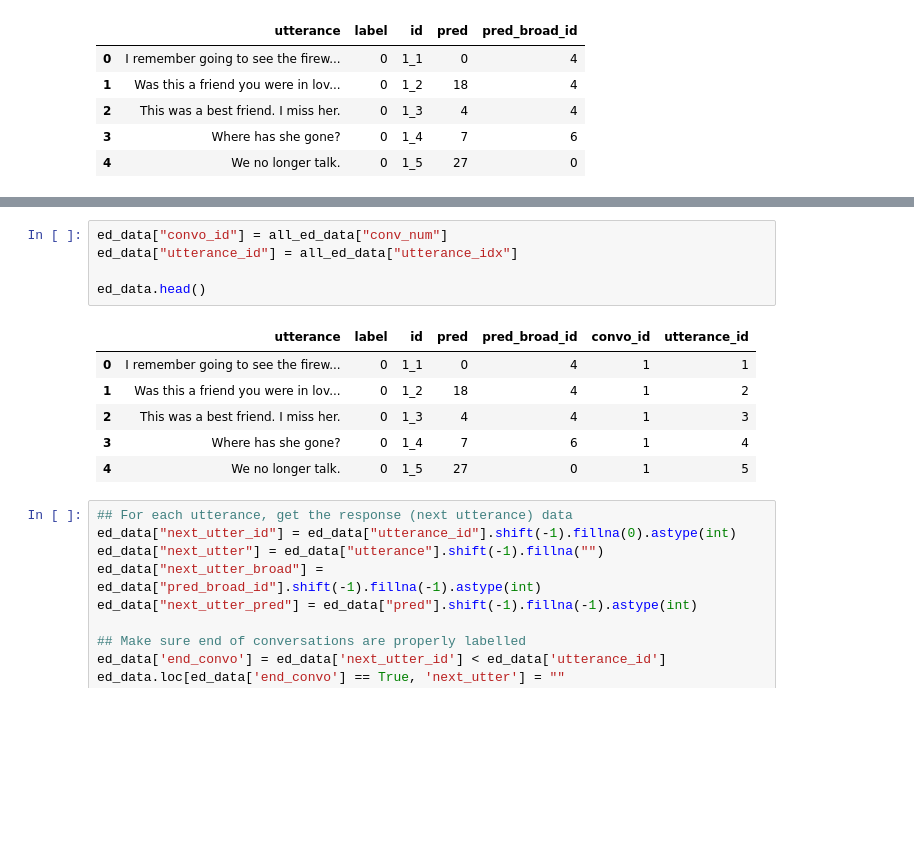
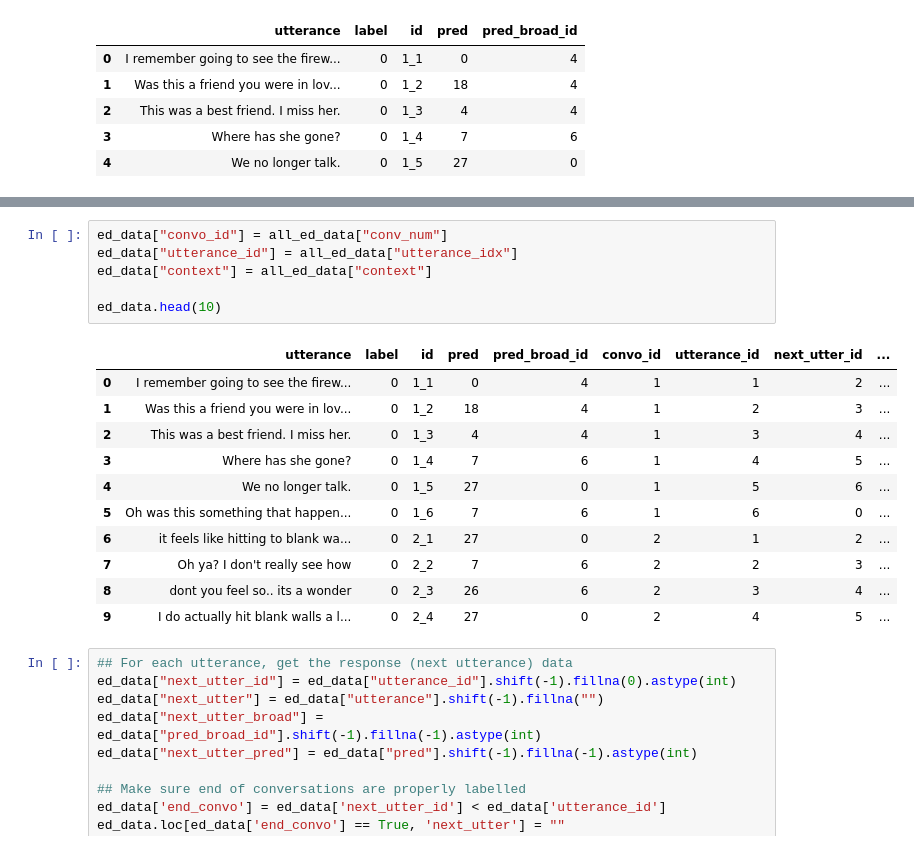
Before and after one commit to evelynyou/w266_project, a Jupyter notebook: exploration_emotion_pairing.ipynb, the cells around one changed output, grey strips where cells are left out. Cells and saved outputs as stored; diff of their text form; blank space fills up the shorter version.

```diff
--- a/exploration_emotion_pairing.ipynb
+++ b/exploration_emotion_pairing.ipynb
@@ -252,15 +264,21 @@ all_ed_data.head()
 # %%
 ed_data["convo_id"] = all_ed_data["conv_num"]
 ed_data["utterance_id"] = all_ed_data["utterance_idx"]
+ed_data["context"] = all_ed_data["context"]
 
-ed_data.head()
+ed_data.head(10)
 # %% [output]
-|  | utterance | label | id | pred | pred_broad_id | convo_id | utterance_id |
-| 0 | I remember going to see the firew... | 0 | 1_1 | 0 | 4 | 1 | 1 |
-| 1 | Was this a friend you were in lov... | 0 | 1_2 | 18 | 4 | 1 | 2 |
-| 2 | This was a best friend. I miss her. | 0 | 1_3 | 4 | 4 | 1 | 3 |
-| 3 | Where has she gone? | 0 | 1_4 | 7 | 6 | 1 | 4 |
-| 4 | We no longer talk. | 0 | 1_5 | 27 | 0 | 1 | 5 |
+|  | utterance | label | id | pred | pred_broad_id | convo_id | utterance_id | next_utter_id | ... |
+| 0 | I remember going to see the firew... | 0 | 1_1 | 0 | 4 | 1 | 1 | 2 | ... |
+| 1 | Was this a friend you were in lov... | 0 | 1_2 | 18 | 4 | 1 | 2 | 3 | ... |
+| 2 | This was a best friend. I miss her. | 0 | 1_3 | 4 | 4 | 1 | 3 | 4 | ... |
+| 3 | Where has she gone? | 0 | 1_4 | 7 | 6 | 1 | 4 | 5 | ... |
+| 4 | We no longer talk. | 0 | 1_5 | 27 | 0 | 1 | 5 | 6 | ... |
+| 5 | Oh was this something that happen... | 0 | 1_6 | 7 | 6 | 1 | 6 | 0 | ... |
+| 6 | it feels like hitting to blank wa... | 0 | 2_1 | 27 | 0 | 2 | 1 | 2 | ... |
+| 7 | Oh ya? I don't really see how | 0 | 2_2 | 7 | 6 | 2 | 2 | 3 | ... |
+| 8 | dont you feel so.. its a wonder | 0 | 2_3 | 26 | 6 | 2 | 3 | 4 | ... |
+| 9 | I do actually hit blank walls a l... | 0 | 2_4 | 27 | 0 | 2 | 4 | 5 | ... |
 # %%
 ## For each utterance, get the response (next utterance) data
 ed_data["next_utter_id"] = ed_data["utterance_id"].shift(-1).fillna(0).astype(int)
```
Also changed, not shown: parts of 12 cells of this notebook.
